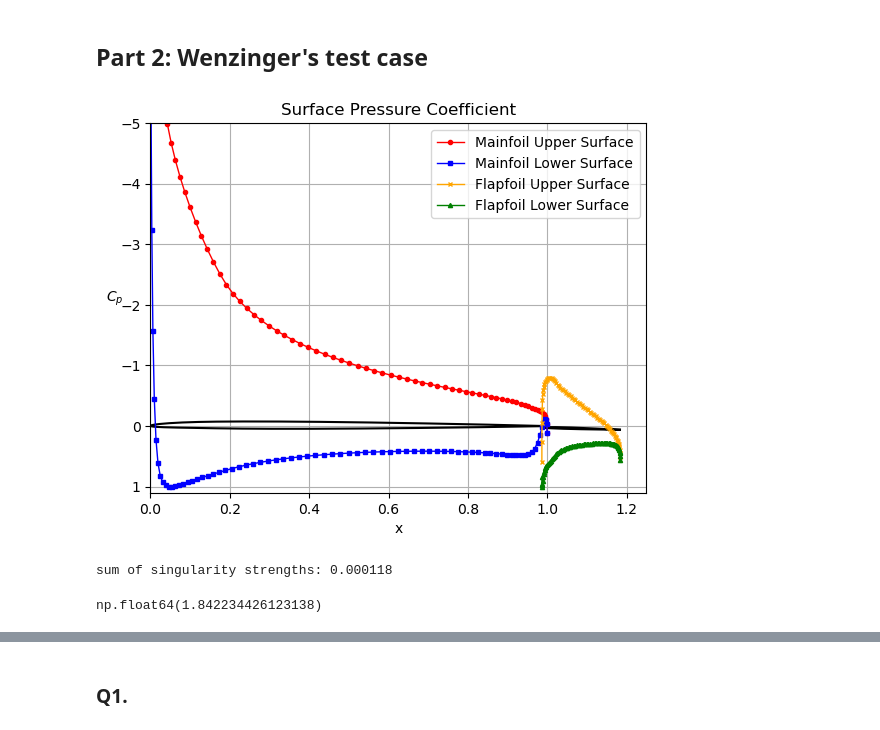
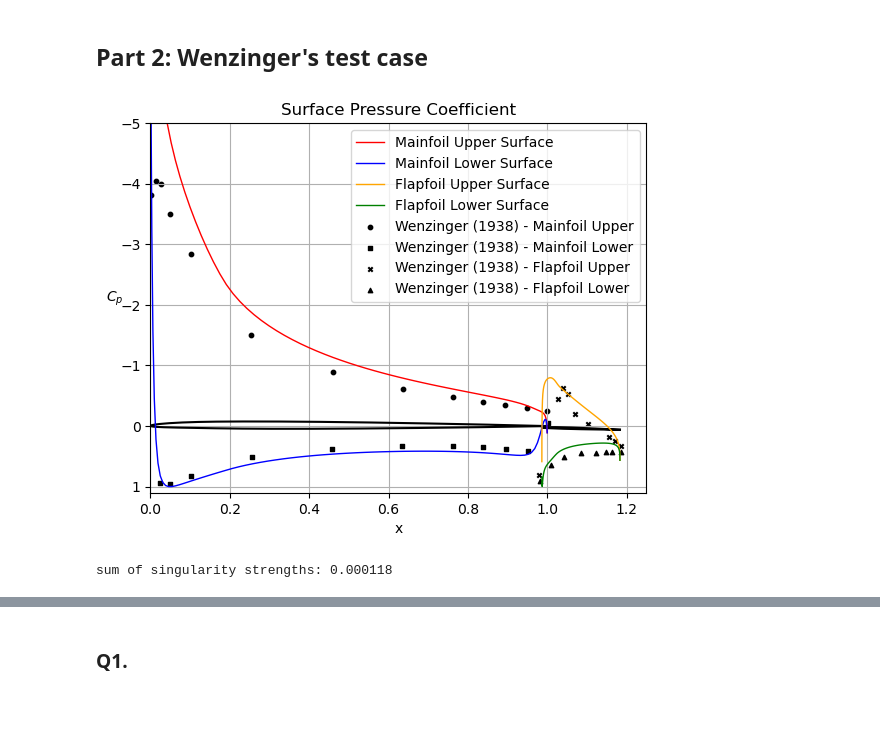
Before and after one commit to mathieucadei/AeroPython, a Jupyter notebook: lessons/assignments/11_Lesson11_Assignment.ipynb, the cells around one changed output, grey strips where cells are left out. Saved outputs shown, nothing was run; the diff lists cells and outputs as text; code cells hidden in the pictures.

Commit message:
Add NACA-TR-614 data for Wenzinger 1938 with extended flap configuration

```diff
--- a/lessons/assignments/11_Lesson11_Assignment.ipynb
+++ b/lessons/assignments/11_Lesson11_Assignment.ipynb
@@ -800,38 +803,52 @@ x_mainfoil, y_mainfoil, x_flap_deflected, y_flap_deflected, multielement_panels
     flap_deflection,
     freestream_u_inf,
     freestream_alpha)
+# %%
+wenzinger_10_theta_9_95_alpha = pd.read_csv("../resources/NACA-TR-614_Wenzinger1938_23012-extflap_a9.95deg_cn1.476_pq.csv")
 # %%
 N = len(x_mainfoil) - 1
 
 fig, ax = plt.subplots()
 ax.plot(x_mainfoil, -y_mainfoil, color='k')
 ax.plot(x_flap_deflected, -y_flap_deflected, color='k')
 ax.plot([panel.xc for panel in multielement_panels[:N] if panel.loc == 'upper'],
         [panel.cp for panel in multielement_panels[:N] if panel.loc == 'upper'],
         label='Mainfoil Upper Surface',
-        color='r', linewidth=1, marker='o', markersize=3)
+        color='r', linewidth=1)
 ax.plot([panel.xc for panel in multielement_panels[:N] if panel.loc == 'lower'],
         [panel.cp for panel in multielement_panels[:N] if panel.loc == 'lower'],
         label='Mainfoil Lower Surface',
-        color='b', linewidth=1, marker='s', markersize=3)
+        color='b', linewidth=1)
 ax.plot([panel.xc for panel in multielement_panels[N:] if panel.loc == 'upper'],
         [panel.cp for panel in multielement_panels[N:] if panel.loc == 'upper'],
         label='Flapfoil Upper Surface',
-        color='orange', linewidth=1, marker='x', markersize=3)
+        color='orange', linewidth=1)
 ax.plot([panel.xc for panel in multielement_panels[N:] if panel.loc == 'lower'],
         [panel.cp for panel in multielement_panels[N:] if panel.loc == 'lower'],
         label='Flapfoil Lower Surface',
-        color='g', linewidth=1, marker='^', markersize=3)
+        color='g', linewidth=1)
+ax.scatter(wenzinger_10_theta_9_95_alpha[wenzinger_10_theta_9_95_alpha['series'] == 'airfoil_upper']['x_norm'],
+           wenzinger_10_theta_9_95_alpha[wenzinger_10_theta_9_95_alpha['series'] == 'airfoil_upper']['p_over_q'],
+           label='Wenzinger (1938) - Mainfoil Upper', color='k', marker='o', s=10)
+ax.scatter(wenzinger_10_theta_9_95_alpha[wenzinger_10_theta_9_95_alpha['series'] == 'airfoil_lower']['x_norm'],
+           wenzinger_10_theta_9_95_alpha[wenzinger_10_theta_9_95_alpha['series'] == 'airfoil_lower']['p_over_q'],
+           label='Wenzinger (1938) - Mainfoil Lower', color='k', marker='s', s=10)
+ax.scatter(wenzinger_10_theta_9_95_alpha[wenzinger_10_theta_9_95_alpha['series'] == 'flap_upper']['x_norm'],
+           wenzinger_10_theta_9_95_alpha[wenzinger_10_theta_9_95_alpha['series'] == 'flap_upper']['p_over_q'],
+           label='Wenzinger (1938) - Flapfoil Upper', color='k', marker='x', s=10)
+ax.scatter(wenzinger_10_theta_9_95_alpha[wenzinger_10_theta_9_95_alpha['series'] == 'flap_lower']['x_norm'],
+           wenzinger_10_theta_9_95_alpha[wenzinger_10_theta_9_95_alpha['series'] == 'flap_lower']['p_over_q'],
+           label='Wenzinger (1938) - Flapfoil Lower', color='k', marker='^', s=10)
 ax.set_xlim(0, 1.25)
 ax.set_ylim(1.1, -5)
 ax.grid()
 ax.set_xlabel('x')
 ax.set_ylabel('$C_p$', rotation=0)
 ax.legend(loc='best')
 ax.set_title('Surface Pressure Coefficient')
 plt.show()
 # %% [output]
-[figure, old version]
+[figure, new version]
 # %%
 # calculate the accuracy
 accuracy = sum([panel.sigma * panel.length for panel in multielement_panels])
@@ -843,6 +860,3 @@ L = -sum(p.cp * p.length * np.sin(p.beta) for p in multielement_panels)
 D = -sum(p.cp * p.length * np.cos(p.beta) for p in multielement_panels)
 # %%
 cn_wf = L / (1 + 0.20)
-cn_wf
-# %% [output]
-np.float64(1.842234426123138)
```
Also changed, not shown: parts of 6 cells of this notebook, 1 other file.
